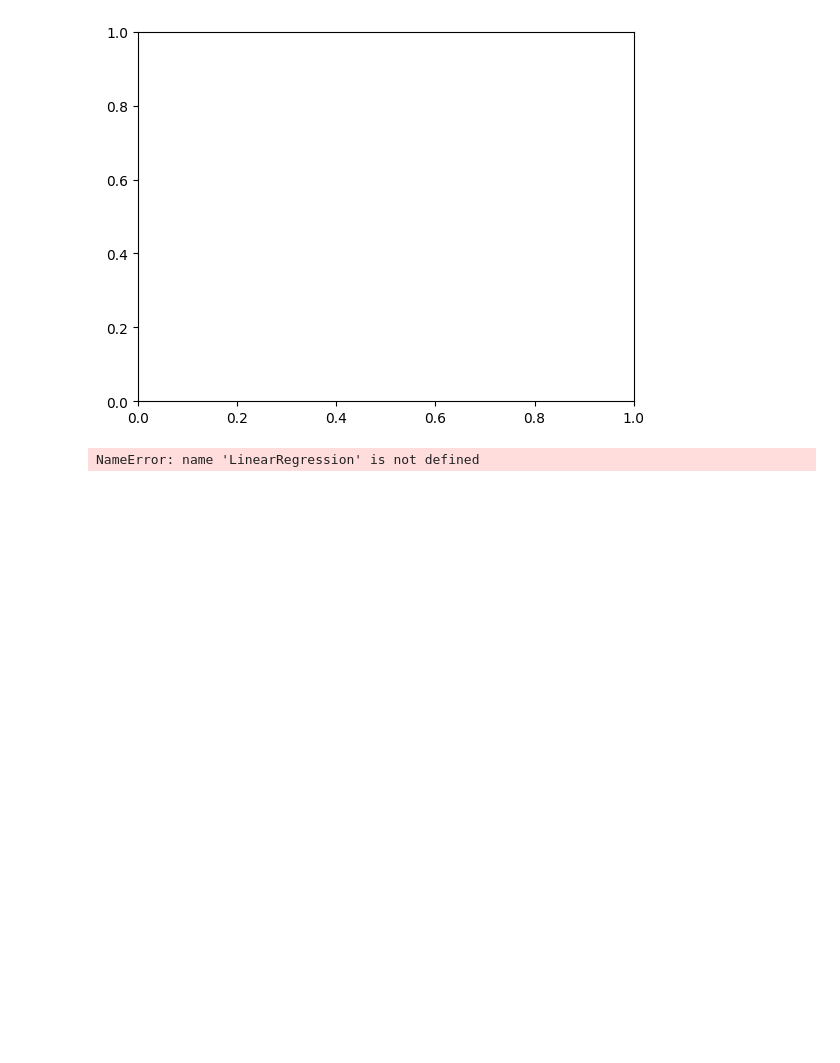
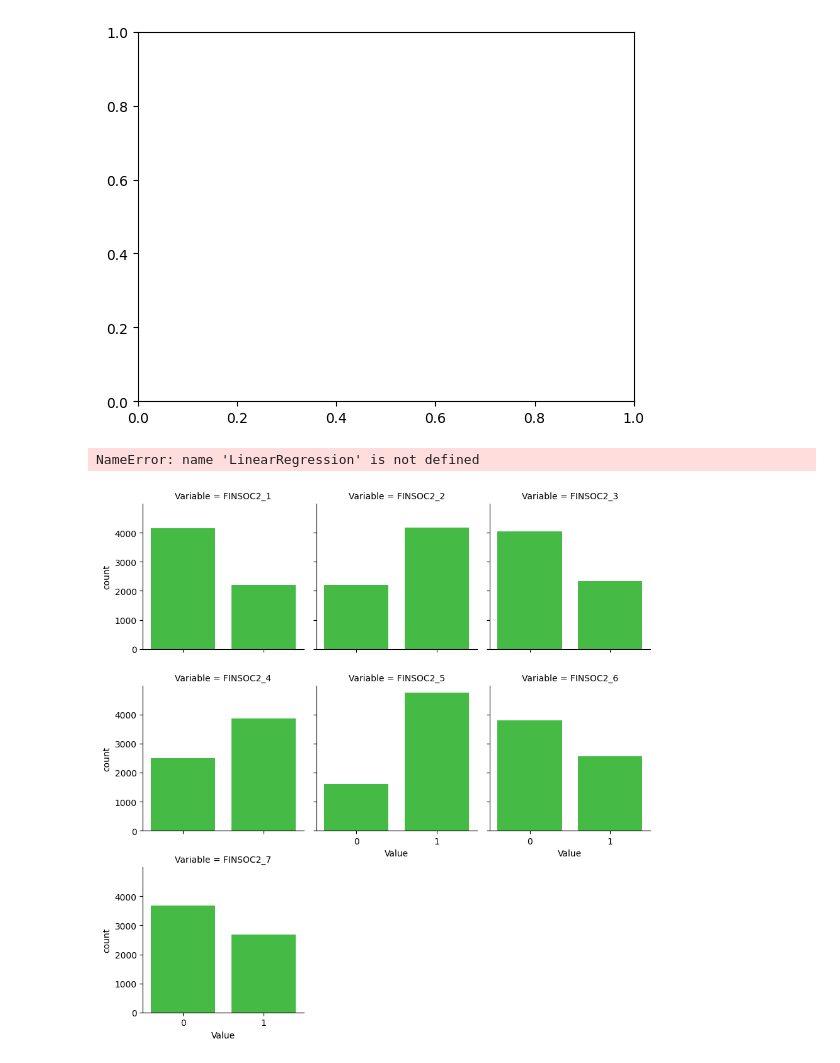
Before and after one commit to williamreid2020/4301, a Jupyter notebook: NFWB.ipynb, the cells around one changed output. Drawn from its saved outputs; the diff is of its cells as text; code cells hidden in the pictures; blank space fills up the shorter version.

```diff
--- a/NFWB.ipynb
+++ b/NFWB.ipynb
@@ -335,3 +335,37 @@ print("r2 socre is" ,score)
 #plt.scatter(lin_x_train, lin_y_train,color='g')
 #plt.plot(lin_x_train, model.predict(lin_x_train),color='k')
 #plt.show()
+# %%
+# New Hypthesis
+finsoc = ["FINSOC2_1",	"FINSOC2_2", "FINSOC2_3", "FINSOC2_4", "FINSOC2_5", "FINSOC2_6","FINSOC2_7"]
+newVars = NFW[finsoc]
+
+#remove -1s
+newVars = newVars[newVars.FINSOC2_1 != -1]
+newVars = newVars[newVars.FINSOC2_2 != -1]
+newVars = newVars[newVars.FINSOC2_3 != -1]
+newVars = newVars[newVars.FINSOC2_4 != -1]
+newVars = newVars[newVars.FINSOC2_5 != -1]
+newVars = newVars[newVars.FINSOC2_6 != -1]
+newVars = newVars[newVars.FINSOC2_7 != -1]
+
+
+
+
+newVars.head
+
+#sns.countplot(data=NFW,x=finsoc, order=finsoc)
+#for column in newVars:
+   # plt.figure()
+    #sns.countplot(x=column, data = NFW)
+
+custom_colors = ["darkorange", "limegreen"]
+
+newVars_melted = newVars.melt(var_name='Variable', value_name ='Value')
+
+g = sns.FacetGrid(newVars_melted, col = "Variable", col_wrap=3, palette =custom_colors)
+
+g.map(sns.countplot, "Value", color = "limegreen")
+plt.show()
+# %% [output]
+[figure, added]
```
